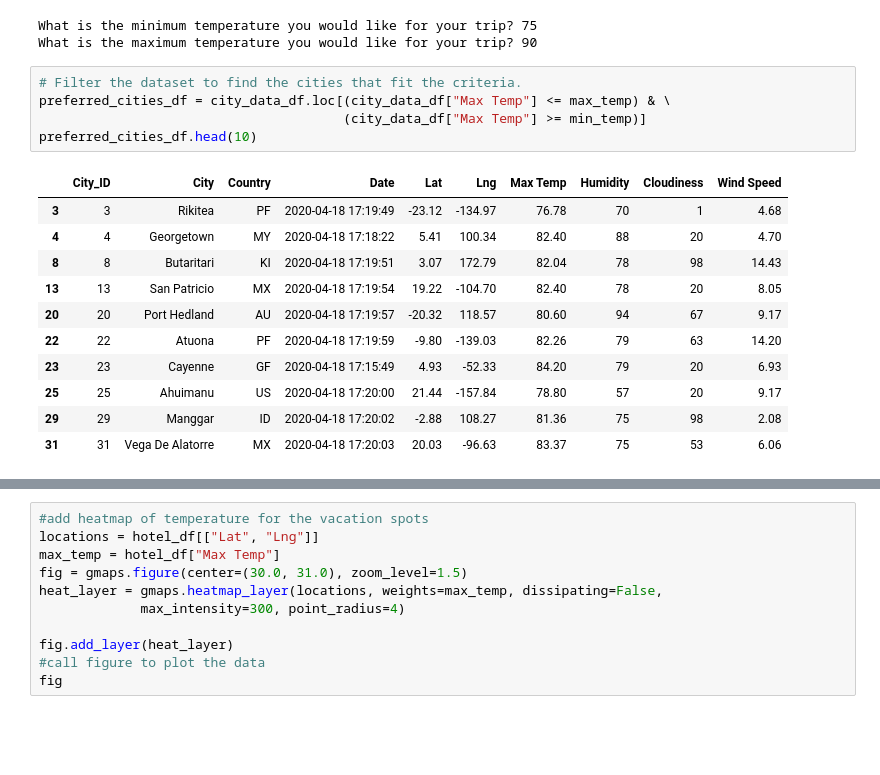
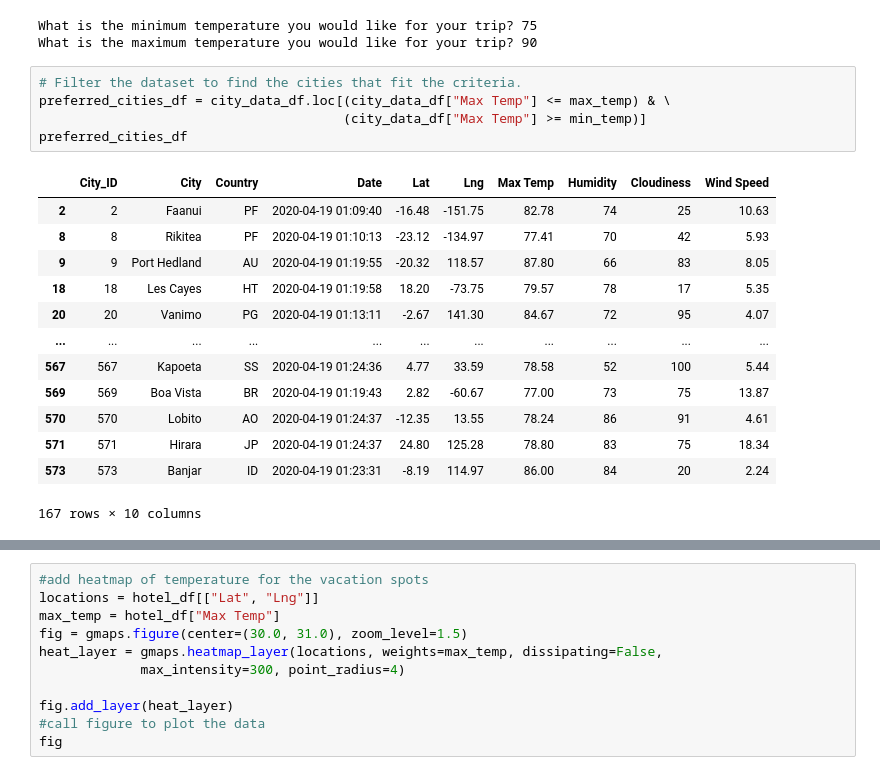
Before and after one commit to aramaswami/World_Weather_Analysis, a Jupyter notebook: VacationPy.ipynb, the cells around one changed output, grey strips where cells are left out. Cells and saved outputs as stored; diff of their text form; blank space fills up the shorter version.

```diff
--- a/VacationPy.ipynb
+++ b/VacationPy.ipynb
@@ -102,20 +98,22 @@ What is the maximum temperature you would like for your trip? 90
 # %%
 # Filter the dataset to find the cities that fit the criteria.
 preferred_cities_df = city_data_df.loc[(city_data_df["Max Temp"] <= max_temp) & \
                                        (city_data_df["Max Temp"] >= min_temp)]
-preferred_cities_df.head(10)
+preferred_cities_df
 # %% [output]
 |  | City_ID | City | Country | Date | Lat | Lng | Max Temp | Humidity | Cloudiness | Wind Speed |
-| 3 | 3 | Rikitea | PF | 2020-04-18 17:19:49 | -23.12 | -134.97 | 76.78 | 70 | 1 | 4.68 |
-| 4 | 4 | Georgetown | MY | 2020-04-18 17:18:22 | 5.41 | 100.34 | 82.40 | 88 | 20 | 4.70 |
-| 8 | 8 | Butaritari | KI | 2020-04-18 17:19:51 | 3.07 | 172.79 | 82.04 | 78 | 98 | 14.43 |
-| 13 | 13 | San Patricio | MX | 2020-04-18 17:19:54 | 19.22 | -104.70 | 82.40 | 78 | 20 | 8.05 |
-| 20 | 20 | Port Hedland | AU | 2020-04-18 17:19:57 | -20.32 | 118.57 | 80.60 | 94 | 67 | 9.17 |
-| 22 | 22 | Atuona | PF | 2020-04-18 17:19:59 | -9.80 | -139.03 | 82.26 | 79 | 63 | 14.20 |
-| 23 | 23 | Cayenne | GF | 2020-04-18 17:15:49 | 4.93 | -52.33 | 84.20 | 79 | 20 | 6.93 |
-| 25 | 25 | Ahuimanu | US | 2020-04-18 17:20:00 | 21.44 | -157.84 | 78.80 | 57 | 20 | 9.17 |
-| 29 | 29 | Manggar | ID | 2020-04-18 17:20:02 | -2.88 | 108.27 | 81.36 | 75 | 98 | 2.08 |
-| 31 | 31 | Vega De Alatorre | MX | 2020-04-18 17:20:03 | 20.03 | -96.63 | 83.37 | 75 | 53 | 6.06 |
+| 2 | 2 | Faanui | PF | 2020-04-19 01:09:40 | -16.48 | -151.75 | 82.78 | 74 | 25 | 10.63 |
+| 8 | 8 | Rikitea | PF | 2020-04-19 01:10:13 | -23.12 | -134.97 | 77.41 | 70 | 42 | 5.93 |
+| 9 | 9 | Port Hedland | AU | 2020-04-19 01:19:55 | -20.32 | 118.57 | 87.80 | 66 | 83 | 8.05 |
+| 18 | 18 | Les Cayes | HT | 2020-04-19 01:19:58 | 18.20 | -73.75 | 79.57 | 78 | 17 | 5.35 |
+| 20 | 20 | Vanimo | PG | 2020-04-19 01:13:11 | -2.67 | 141.30 | 84.67 | 72 | 95 | 4.07 |
+| ... | ... | ... | ... | ... | ... | ... | ... | ... | ... | ... |
+| 567 | 567 | Kapoeta | SS | 2020-04-19 01:24:36 | 4.77 | 33.59 | 78.58 | 52 | 100 | 5.44 |
+| 569 | 569 | Boa Vista | BR | 2020-04-19 01:19:43 | 2.82 | -60.67 | 77.00 | 73 | 75 | 13.87 |
+| 570 | 570 | Lobito | AO | 2020-04-19 01:24:37 | -12.35 | 13.55 | 78.24 | 86 | 91 | 4.61 |
+| 571 | 571 | Hirara | JP | 2020-04-19 01:24:37 | 24.80 | 125.28 | 78.80 | 83 | 75 | 18.34 |
+| 573 | 573 | Banjar | ID | 2020-04-19 01:23:31 | -8.19 | 114.97 | 86.00 | 84 | 20 | 2.24 |
+167 rows × 10 columns
 # %%
 preferred_cities_df.count()
 # %% [output]
```
Also changed, not shown: parts of 9 cells of this notebook, 1 other file.
